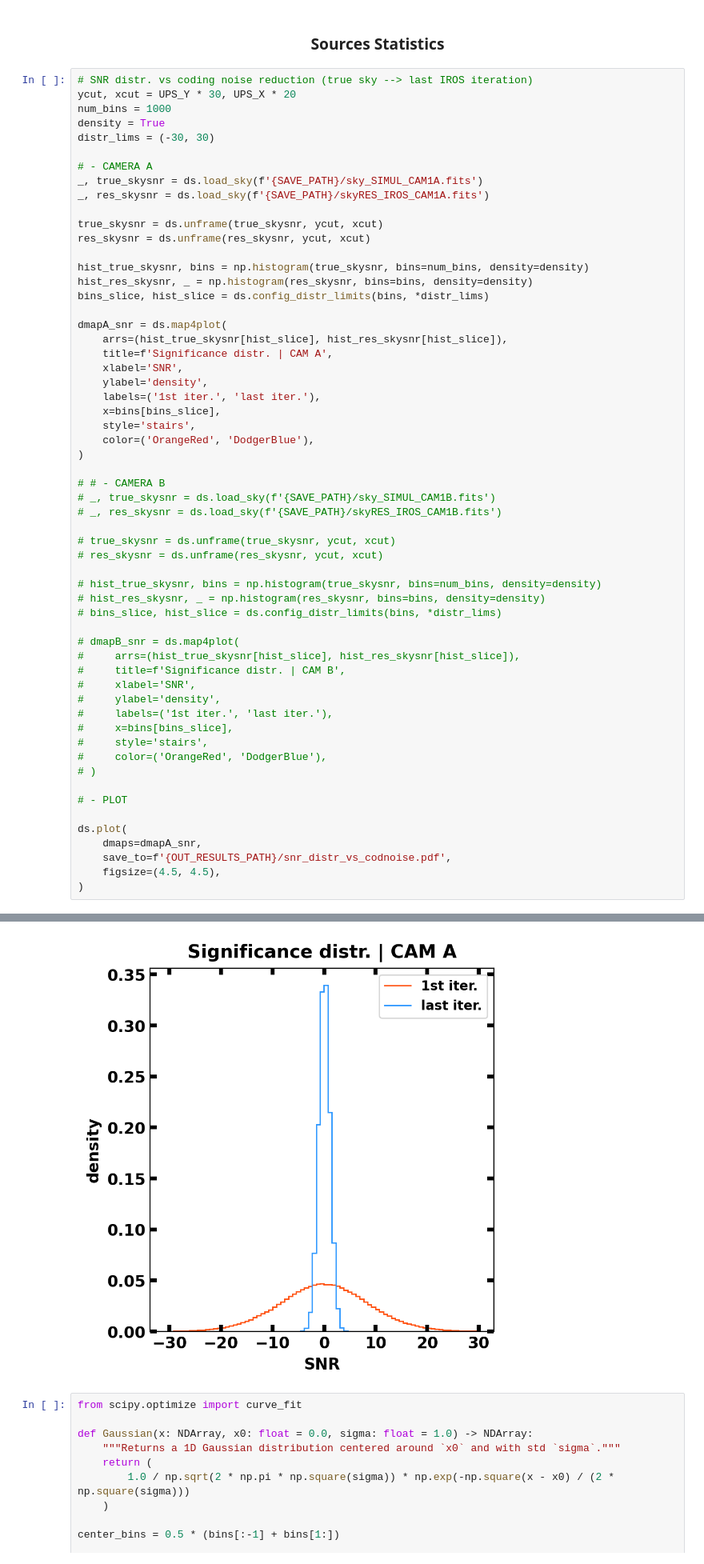
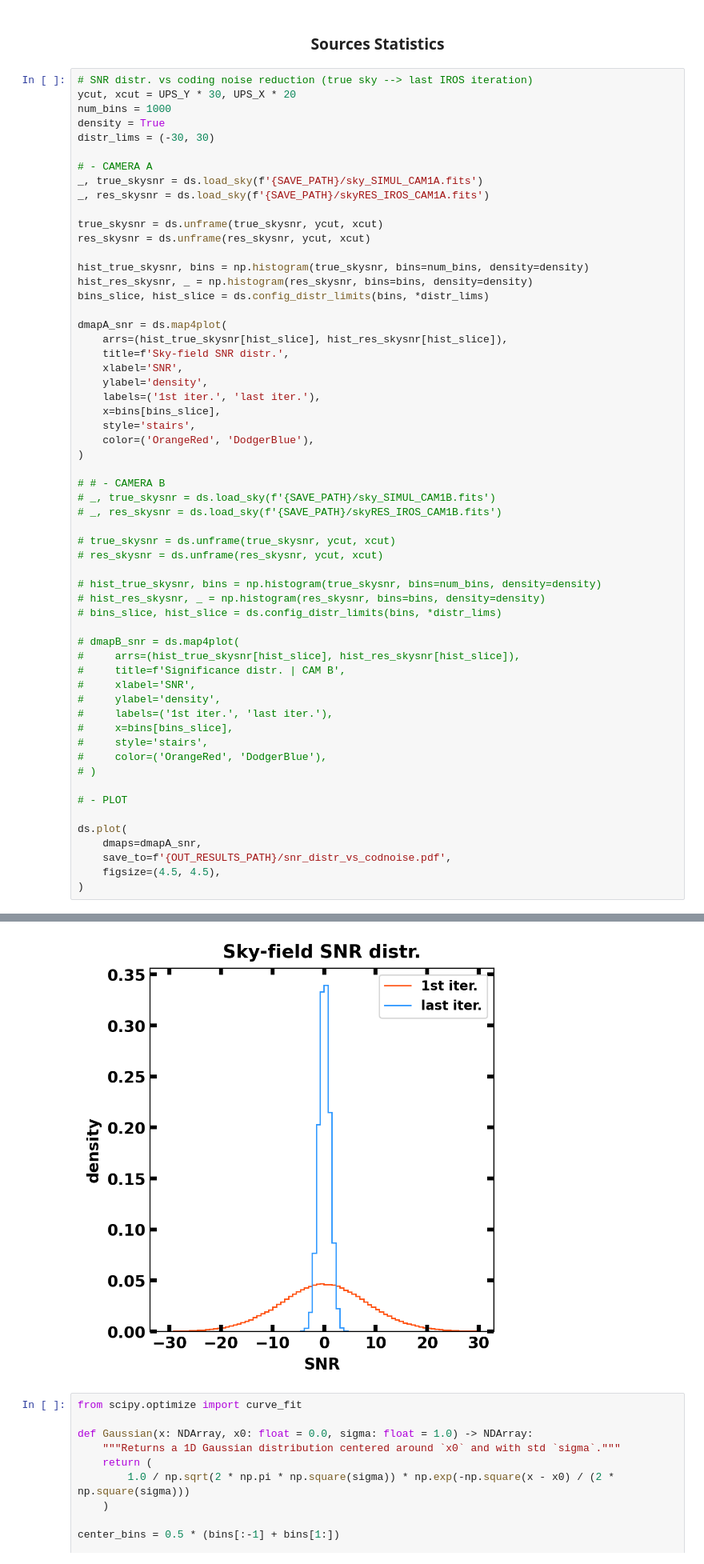
Before and after one commit to EdoardoGiancarli/LearningCodedMasks, a Jupyter notebook: IROS/PAPER_RecImgs.ipynb, the cells around one changed output, grey strips where cells are left out. Shown at 80% size. Cells and saved outputs as stored; diff of their text form.

```diff
--- a/IROS/PAPER_RecImgs.ipynb
+++ b/IROS/PAPER_RecImgs.ipynb
@@ -246,7 +314,7 @@ bins_slice, hist_slice = ds.config_distr_limits(bins, *distr_lims)
 
 dmapA_snr = ds.map4plot(
     arrs=(hist_true_skysnr[hist_slice], hist_res_skysnr[hist_slice]),
-    title=f'Significance distr. | CAM A',
+    title=f'Sky-field SNR distr.',
     xlabel='SNR',
     ylabel='density',
     labels=('1st iter.', 'last iter.'),
@@ -262,34 +330,34 @@ dmapA_snr = ds.map4plot(
 # true_skysnr = ds.unframe(true_skysnr, ycut, xcut)
 # res_skysnr = ds.unframe(res_skysnr, ycut, xcut)
 
 # hist_true_skysnr, bins = np.histogram(true_skysnr, bins=num_bins, density=density)
 # hist_res_skysnr, _ = np.histogram(res_skysnr, bins=bins, density=density)
 # bins_slice, hist_slice = ds.config_distr_limits(bins, *distr_lims)
 
 # dmapB_snr = ds.map4plot(
 #     arrs=(hist_true_skysnr[hist_slice], hist_res_skysnr[hist_slice]),
 #     title=f'Significance distr. | CAM B',
 #     xlabel='SNR',
 #     ylabel='density',
 #     labels=('1st iter.', 'last iter.'),
 #     x=bins[bins_slice],
 #     style='stairs',
 #     color=('OrangeRed', 'DodgerBlue'),
 # )
 
 # - PLOT
 
 ds.plot(
     dmaps=dmapA_snr,
     save_to=f'{OUT_RESULTS_PATH}/snr_distr_vs_codnoise.pdf',
     figsize=(4.5, 4.5),
 )
 # %% [output]
 # Loading data...
 # Loading completed!
 # Loading data...
 # Loading completed!
-[figure, old version]
+[figure, new version]
 # %%
 from scipy.optimize import curve_fit
 
```
Also changed, not shown: parts of 6 cells of this notebook, 2 other files.
